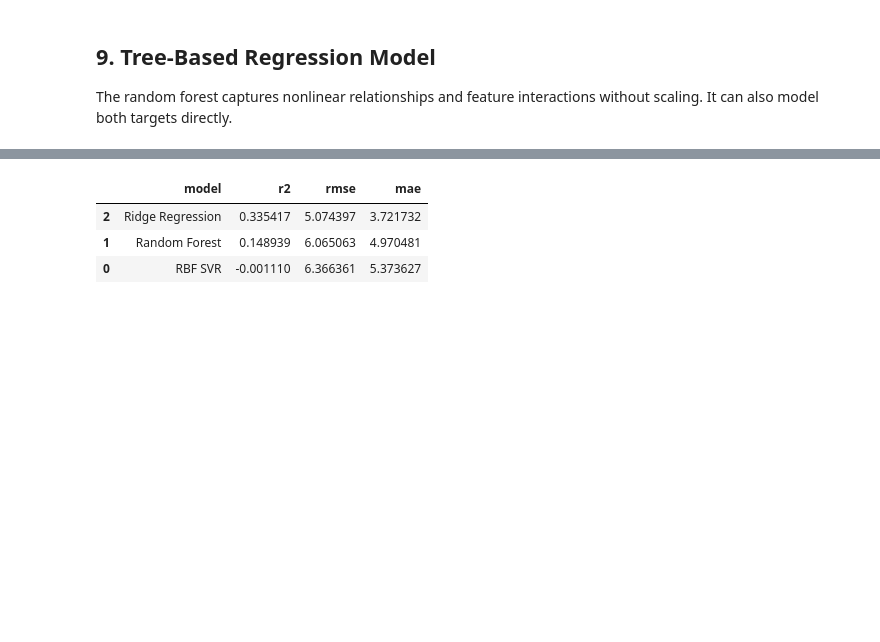
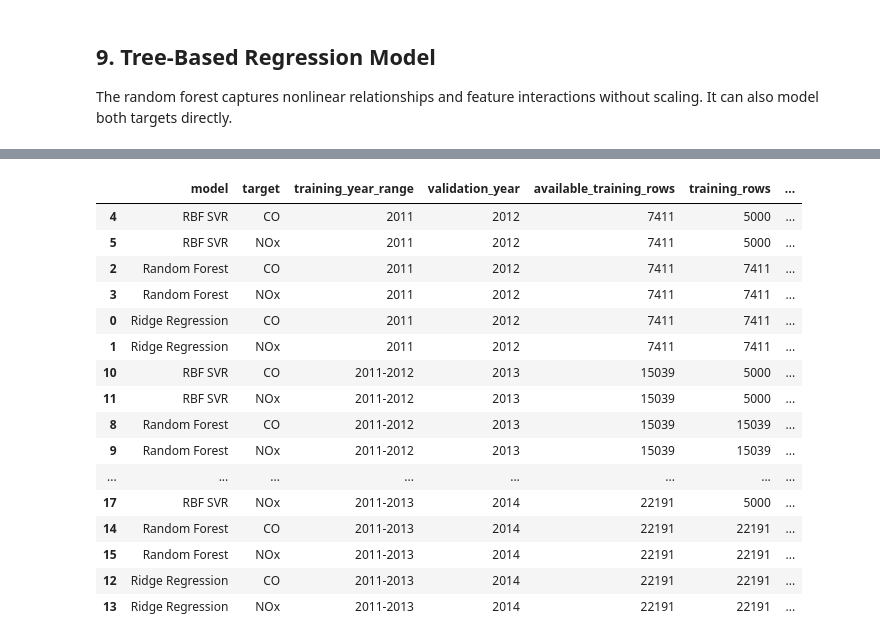
Before and after one commit to mowen18/gas-turbines-emissions-ml, a Jupyter notebook: notebooks/01_emissions_modeling.ipynb, the cells around one changed output, grey strips where cells are left out. Cells and saved outputs as stored; diff of their text form; code cells hidden in the pictures; blank space fills up the shorter version.

```diff
--- a/notebooks/01_emissions_modeling.ipynb
+++ b/notebooks/01_emissions_modeling.ipynb
@@ -360,14 +420,70 @@ Models are selected on the 2014 validation year. Lower RMSE/MAE is better, while
 # %%
-validation_metrics = pd.concat(
-    [ridge_validation_metrics, forest_validation_metrics, svr_validation_metrics],
-    ignore_index=True,
-)
-validation_summary = (
+model_specs = {
+    "Ridge Regression": ridge_pipeline,
+    "Random Forest": forest_model_spec,
+    "RBF SVR": svr_pipeline,
+}
+
+validation_metric_frames = []
+validation_predictions_by_model_fold = {}
+
+for fold in rolling_folds:
+    fold_train_mask = year.isin(fold.training_years)
+    fold_validation_mask = year == fold.validation_year
+
+    X_fold_train = X.loc[fold_train_mask].copy()
+    y_fold_train = y.loc[fold_train_mask].copy()
+    X_fold_validation = X.loc[fold_validation_mask].copy()
+    y_fold_validation = y.loc[fold_validation_mask].copy()
+
+    for model_name, estimator in model_specs.items():
+        fitted_model, predictions, metrics = fit_and_score(
+            model_name,
+            estimator,
+            X_fold_train,
+            y_fold_train,
+            X_fold_validation,
+            y_fold_validation,
+            fold,
+        )
+        validation_metric_frames.append(metrics)
+        validation_predictions_by_model_fold[(model_name, fold.validation_year)] = predictions
+
+validation_metrics = pd.concat(validation_metric_frames, ignore_index=True)
+
+validation_results_display = (
     validation_metrics
-    .groupby("model", as_index=False)
-    .agg(r2=("r2", "mean"), rmse=("rmse", "mean"), mae=("mae", "mean"))
-    .sort_values("rmse")
+    .assign(target=lambda df: df["target"].replace(display_target_columns))
+    .loc[:, [
+        "model",
+        "target",
+        "training_year_range",
+        "validation_year",
+        "available_training_rows",
+        "training_rows",
+        "validation_rows",
+        "r2",
+        "rmse",
+        "mae",
+        "normalized_rmse",
+    ]]
+    .sort_values(["validation_year", "model", "target"])
 )
 
-validation_summary
+annual_model_results = (
+    validation_metrics
+    .groupby(["model", "validation_year"], as_index=False)
+    .agg(
+        normalized_rmse=("normalized_rmse", "mean"),
+        r2=("r2", "mean"),
+        rmse=("rmse", "mean"),
+        mae=("mae", "mean"),
+    )
+    .sort_values(["validation_year", "normalized_rmse"])
+)
+
+print("Target-level rolling-origin validation results")
+display(validation_results_display)
+print("Annual model averages across CO and NOx")
+display(annual_model_results)
 # %% [output]
@@ -374,4 +491,17 @@ validation_summary
-|  | model | r2 | rmse | mae |
-| 2 | Ridge Regression | 0.335417 | 5.074397 | 3.721732 |
-| 1 | Random Forest | 0.148939 | 6.065063 | 4.970481 |
-| 0 | RBF SVR | -0.001110 | 6.366361 | 5.373627 |
+|  | model | target | training_year_range | validation_year | available_training_rows | training_rows | ... |
+| 4 | RBF SVR | CO | 2011 | 2012 | 7411 | 5000 | ... |
+| 5 | RBF SVR | NOx | 2011 | 2012 | 7411 | 5000 | ... |
+| 2 | Random Forest | CO | 2011 | 2012 | 7411 | 7411 | ... |
+| 3 | Random Forest | NOx | 2011 | 2012 | 7411 | 7411 | ... |
+| 0 | Ridge Regression | CO | 2011 | 2012 | 7411 | 7411 | ... |
+| 1 | Ridge Regression | NOx | 2011 | 2012 | 7411 | 7411 | ... |
+| 10 | RBF SVR | CO | 2011-2012 | 2013 | 15039 | 5000 | ... |
+| 11 | RBF SVR | NOx | 2011-2012 | 2013 | 15039 | 5000 | ... |
+| 8 | Random Forest | CO | 2011-2012 | 2013 | 15039 | 15039 | ... |
+| 9 | Random Forest | NOx | 2011-2012 | 2013 | 15039 | 15039 | ... |
+| ... | ... | ... | ... | ... | ... | ... | ... |
+| 17 | RBF SVR | NOx | 2011-2013 | 2014 | 22191 | 5000 | ... |
+| 14 | Random Forest | CO | 2011-2013 | 2014 | 22191 | 22191 | ... |
+| 15 | Random Forest | NOx | 2011-2013 | 2014 | 22191 | 22191 | ... |
+| 12 | Ridge Regression | CO | 2011-2013 | 2014 | 22191 | 22191 | ... |
+| 13 | Ridge Regression | NOx | 2011-2013 | 2014 | 22191 | 22191 | ... |
```
Also changed, not shown: parts of 17 cells of this notebook, 5 other files.
